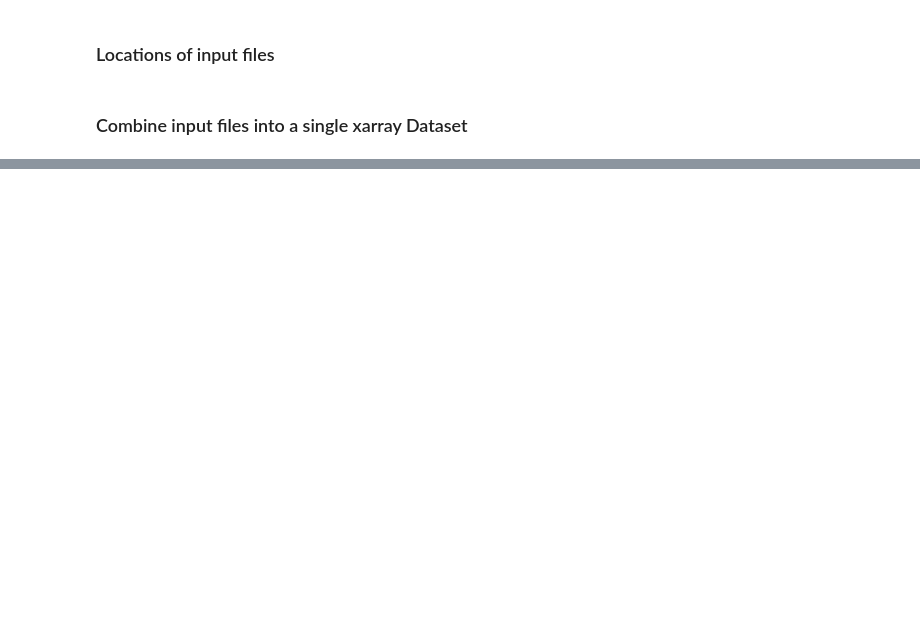
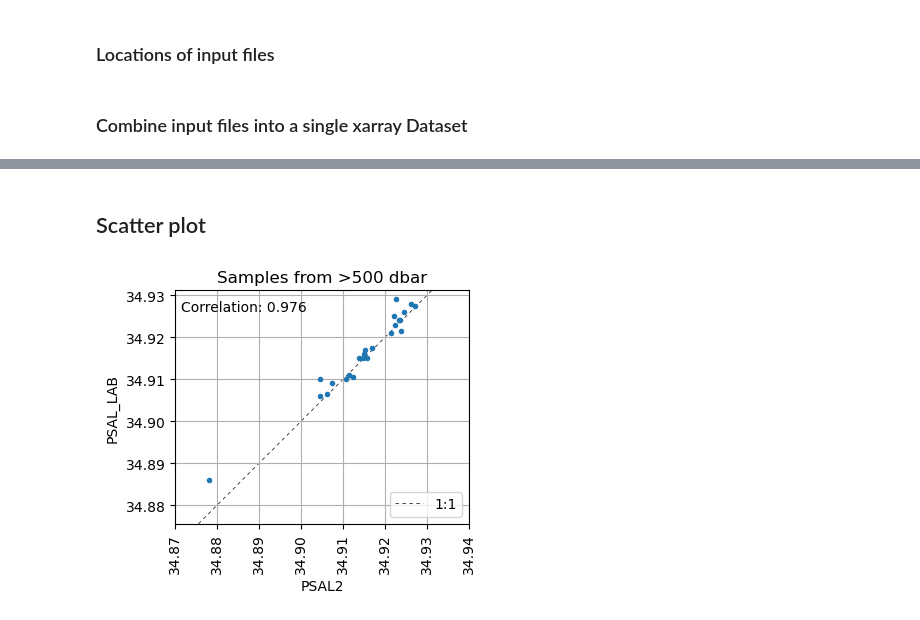
Before and after one commit to NPIOcean/naust, a Jupyter notebook: notebooks/examples/salts/Salt_QC_example.ipynb, the cells around one changed output, grey strips where cells are left out. Saved outputs shown, nothing was run; the diff lists cells and outputs as text; code cells hidden in the pictures; blank space fills up the shorter version.

```diff
--- a/notebooks/examples/salts/Salt_QC_example.ipynb
+++ b/notebooks/examples/salts/Salt_QC_example.ipynb
@@ -48,0 +56,6 @@ salts.plot_by_sample(ds, 'PSAL2')
+# %% [markdown]
+## Scatter plot
+# %%
+salts.plot_scatter(ds_sal, 'PSAL2', min_pres=500)
+# %% [output]
+[figure, added]
```
Also changed, not shown: parts of 14 cells of this notebook, 1 other file.
